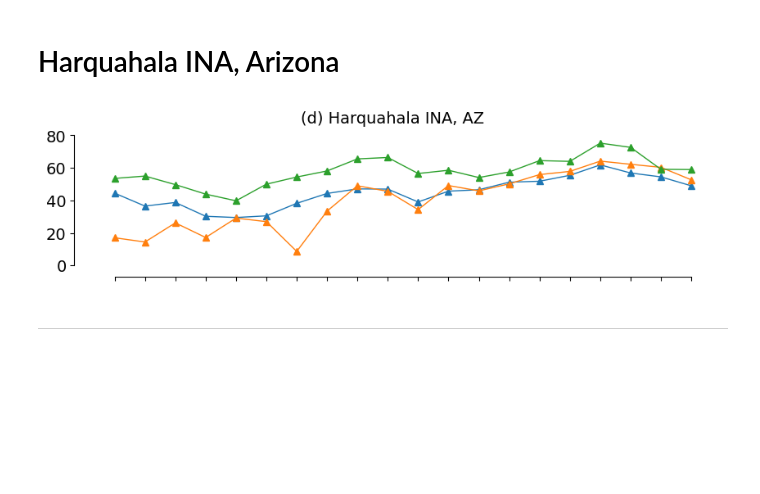
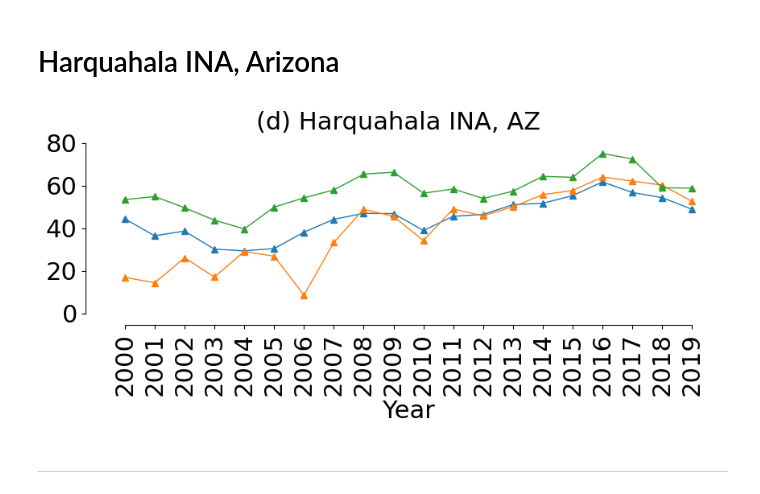
Before and after one commit to mdfahimhasan/WestUS_Peff, a Jupyter notebook: Codes/results_analysis/netGW_vs_pumping.ipynb, the cells around one changed output. Cells and saved outputs as stored; diff of their text form; code cells hidden in the pictures; blank space fills up the shorter version.

```diff
--- a/Codes/results_analysis/netGW_vs_pumping.ipynb
+++ b/Codes/results_analysis/netGW_vs_pumping.ipynb
@@ -249,17 +252,17 @@ ann_df_sel.loc[ann_df_sel['mean pumping_mm'] < 1, 'mean pumping_mm'] = np.nan
 # %%
 year = [2000, 2001, 2002, 2003, 2004, 2005, 2006, 2007, 2008, 2009, 2010,
         2011, 2012, 2013, 2014, 2015, 2016, 2017, 2018, 2019]
 
 
 savepath = 'plots/HQR_timeseries.png'
 
-make_line_plot_v2(y1=ann_df_sel['sim_mean_pumping_mm_dy'], y2=ann_df_sel['mean pumping_mm'], y3=ann_df_sel['mean USGS_mm'], year=year, fontsize=14,
-                  xlabel=None, ylabel=None,
+make_line_plot_v2(y1=ann_df_sel['sim_mean_pumping_mm_dy'], y2=ann_df_sel['mean pumping_mm'], y3=ann_df_sel['mean USGS_mm'], year=year,
+                  fontsize=22, xlabel='Year', ylabel=None,
                   line_label_1='Model estimated pumping', line_label_2='Actual pumping', line_label_3='USGS estimated pumping',
                   suptitle='(d) Harquahala INA, AZ', y_lim=(0, 80),
-                  figsize=(10, 3), legend_pos='upper left', legend='off', savepath= savepath, no_xticks=True)
+                  figsize=(10, 4), legend_pos='upper left', legend='off', savepath= savepath, no_xticks=False)
 # %% [output]
-[figure, old version]
+[figure, new version]
 # %% [markdown]
 ------------------
 # %% [markdown]
```
Also changed, not shown: parts of 10 cells of this notebook, 1 other file.
